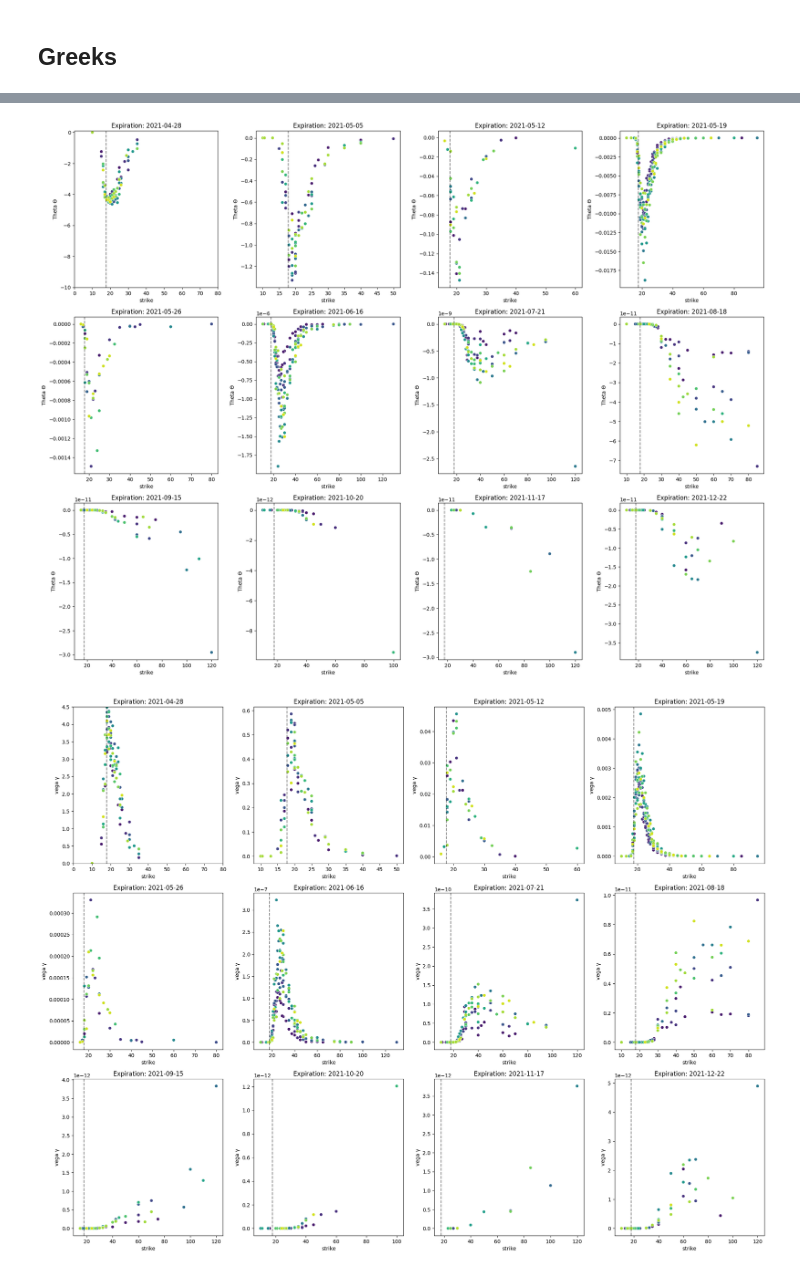
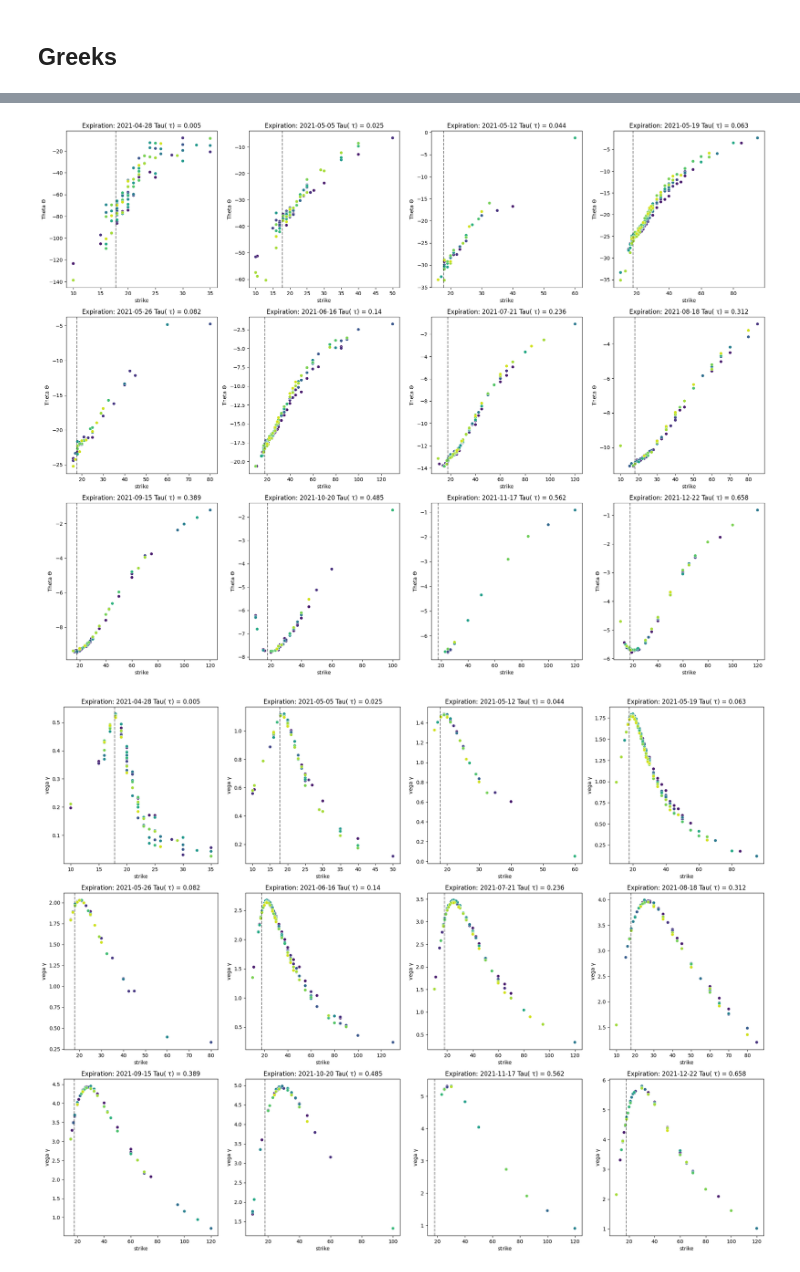
Before and after one commit to jackthompsondb/OptnSfc, a Jupyter notebook: greeks.ipynb, the cells around one changed output, grey strips where cells are left out. Drawn from its saved outputs; the diff is of its cells as text; code cells hidden in the pictures.

```diff
--- a/greeks.ipynb
+++ b/greeks.ipynb
@@ -60,20 +58,21 @@ print(tau)
 # %%
+index_count = 0
+
 for expiration in expirations:
     df = pd.read_csv(fr'implied\vix_options_{expiration}.csv')
-    index_count = 0
-    T =tau[index_count]/365
+    tau_op =tau[index_count]
     for option in df.iterrows():
         option = option[1]
         option_type = option['option_type']
         S = option['underlying_bid']
         K = option['strike']
-        r = 0.045
+        r = 0.15370
         sigma_imp = option['implied_vol']
-        option_delta = delta(S, K, r, sigma_imp, T, option_type)
-        option_theta = theta(S, K, r, sigma_imp, T, option_type)
-        option_gamma = gamma(S, K, r, sigma_imp, T)
-        option_vega = vega(S, K, r, sigma_imp, T)
-        option_rho = rho(S, K, r, sigma_imp, T, option_type)
+        option_delta = delta(S, K, r, sigma_imp, tau_op, option_type)
+        option_theta = theta(S, K, r, sigma_imp, tau_op, option_type)
+        option_gamma = gamma(S, K, r, sigma_imp, tau_op)
+        option_vega = vega(S, K, r, sigma_imp, tau_op)
+        option_rho = rho(S, K, r, sigma_imp, tau_op, option_type)
         df.loc[option.name, 'delta'] = option_delta
         df.loc[option.name, 'theta'] = option_theta
         df.loc[option.name, 'gamma'] = option_gamma
@@ -94,10 +93,7 @@ for i, expiration in enumerate(expirations):
     underlying_bid_avg = df['underlying_bid'].mean()
     axes[i].axvline(x=underlying_bid_avg, color='black', linestyle='--',alpha=0.5)
     axes[i].set_ylabel('Delta \u0394')
-    if i == 0:
-        axes[i].set_ylim(0.7,1.2)
-        axes[i].set_xlim(0, 80)
-    axes[i].set_title(f'Expiration: {expiration}')
+    axes[i].set_title(f'Expiration: {expiration} Tau( \u03C4) = {round(tau[i],3)}')
     axes[i].legend_.remove()
 
 # Remove any empty subplots
@@ -121,10 +117,7 @@ for i, expiration in enumerate(expirations):
     underlying_bid_avg = df['underlying_bid'].mean()
     axes[i].axvline(x=underlying_bid_avg, color='black', linestyle='--',alpha=0.5)
     axes[i].set_ylabel('Gamma \u0393')
-    if i == 0:
-        axes[i].set_ylim(0.0,0.02)
-        axes[i].set_xlim(0, 80)
-    axes[i].set_title(f'Expiration: {expiration}')
+    axes[i].set_title(f'Expiration: {expiration} Tau( \u03C4) = {round(tau[i],3)}')
     axes[i].legend_.remove()
 
 # Remove any empty subplots
@@ -148,10 +141,7 @@ for i, expiration in enumerate(expirations):
     underlying_bid_avg = df['underlying_bid'].mean()
     axes[i].axvline(x=underlying_bid_avg, color='black', linestyle='--',alpha=0.5)
     axes[i].set_ylabel('Theta \u0398')
-    if i == 0:
-        axes[i].set_ylim(-10,0.1)
-        axes[i].set_xlim(0, 80)
-    axes[i].set_title(f'Expiration: {expiration}')
+    axes[i].set_title(f'Expiration: {expiration} Tau( \u03C4) = {round(tau[i],3)}')
     axes[i].legend_.remove()
 
 # Remove any empty subplots
@@ -161,34 +151,31 @@ for j in range(i+1, len(axes)):
 plt.tight_layout()
 plt.show()
 # %% [output]
-[figure, old version]
+[figure, new version]
 # %%
 fig, axes = plt.subplots(4, 4, figsize=(20, 20))
 axes = axes.flatten()
 
 for i, expiration in enumerate(expirations):
     df = pd.read_csv(fr'impliedcalc\vix_options_{expiration}.csv')
     df = df[df['option_type'] =="C"]
     sns.scatterplot(x='strike', y='vega', hue='quote_datetime',
                      style='option_type', markers={'C': 'o', 'P': '*'},
                        data=df, palette='viridis', ax=axes[i])
     underlying_bid_avg = df['underlying_bid'].mean()
     axes[i].axvline(x=underlying_bid_avg, color='black', linestyle='--',alpha=0.5)
     axes[i].set_ylabel('vega \u03B3')
-    if i == 0:
-        axes[i].set_ylim(0,4.5)
-        axes[i].set_xlim(0, 80)
-    axes[i].set_title(f'Expiration: {expiration}')
+    axes[i].set_title(f'Expiration: {expiration} Tau( \u03C4) = {round(tau[i],3)}')
     axes[i].legend_.remove()
 
 # Remove any empty subplots
 for j in range(i+1, len(axes)):
     fig.delaxes(axes[j])
 
 plt.tight_layout()
 plt.show()
 # %% [output]
-[figure, old version]
+[figure, new version]
 # %%
 fig, axes = plt.subplots(4, 4, figsize=(20, 20))
 axes = axes.flatten()
```
Also changed, not shown: parts of 6 cells of this notebook, 3 other files.
